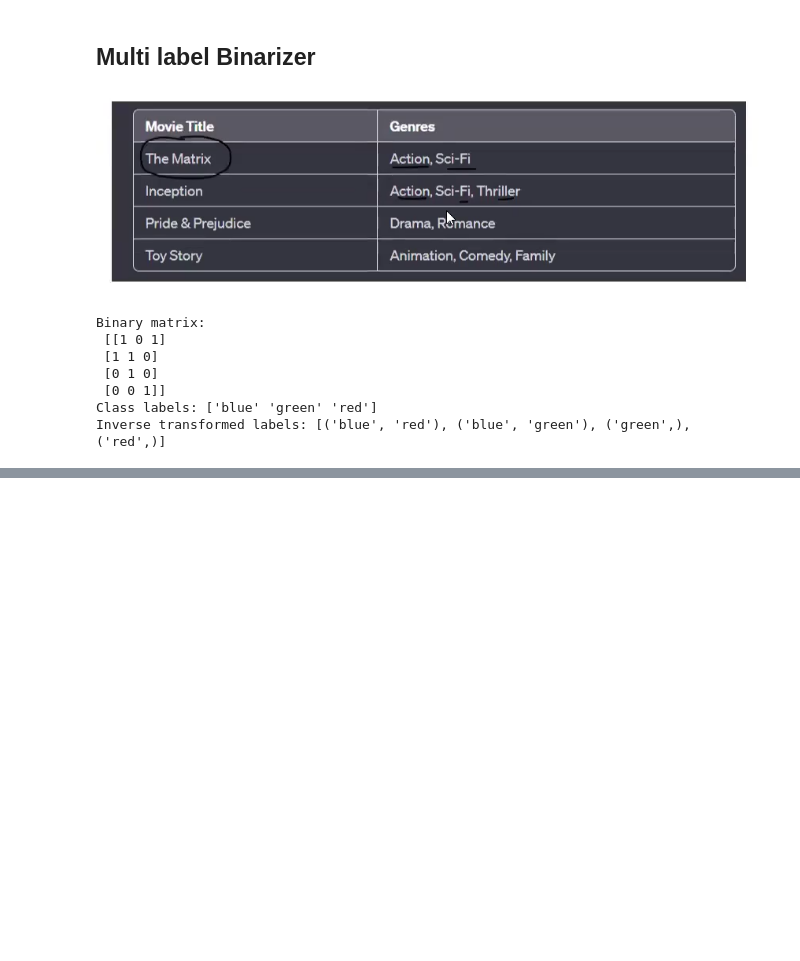
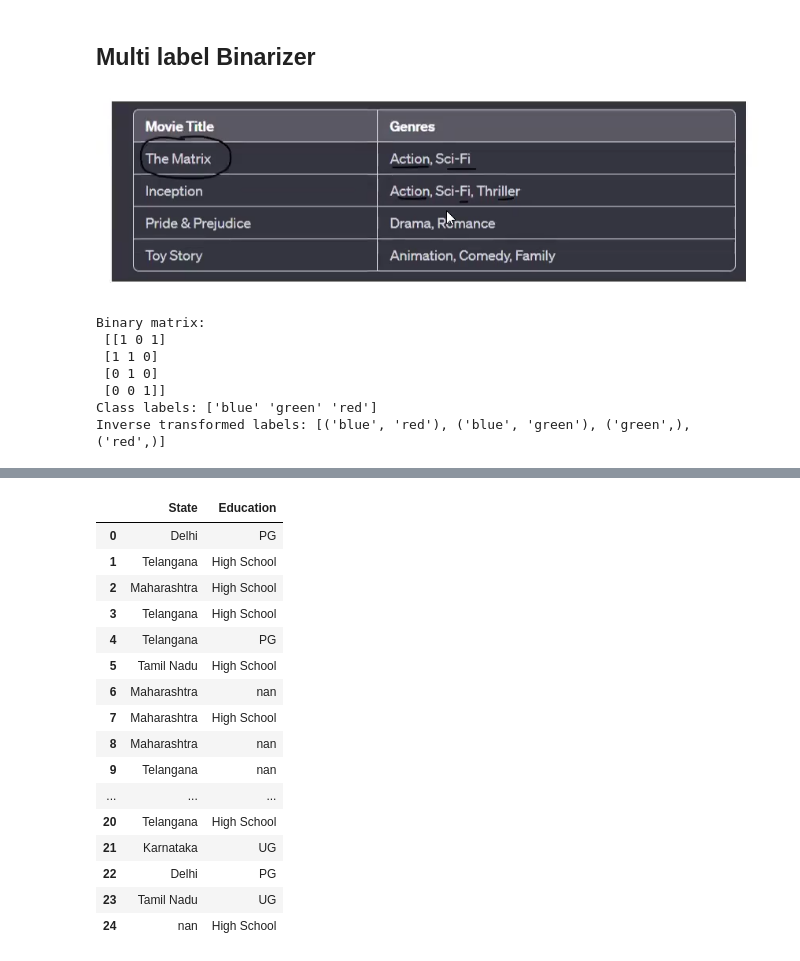
Before and after one commit to rahulchand017/Data_Science, a Jupyter notebook: Feature Engineering/Encoding Categorical Features/Encoding.ipynb, the cells around one changed output, grey strips where cells are left out. Cells and saved outputs as stored; diff of their text form; code cells hidden in the pictures; blank space fills up the shorter version.

Commit message:
Category encoding done

```diff
--- a/Feature Engineering/Encoding Categorical Features/Encoding.ipynb
+++ b/Feature Engineering/Encoding Categorical Features/Encoding.ipynb
@@ -406,0 +533,33 @@ Inverse transformed labels: [('blue', 'red'), ('blue', 'green'), ('green',), ('r
+# %%
+# parameters
+import pandas as pd
+import numpy as np
+import category_encoders as ce
+
+# Simulating a dataset
+np.random.seed(42)  # For reproducibility
+data = {
+    'State': np.random.choice(['Karnataka', 'Tamil Nadu', 'Maharashtra', 'Delhi', 'Telangana', np.nan], size=100),
+    'Education': np.random.choice(['High School', 'UG', 'PG', np.nan], size=100)
+}
+df = pd.DataFrame(data)
+
+df.head(25)
+# %% [output]
+|  | State | Education |
+| 0 | Delhi | PG |
+| 1 | Telangana | High School |
+| 2 | Maharashtra | High School |
+| 3 | Telangana | High School |
+| 4 | Telangana | PG |
+| 5 | Tamil Nadu | High School |
+| 6 | Maharashtra | nan |
+| 7 | Maharashtra | High School |
+| 8 | Maharashtra | nan |
+| 9 | Telangana | nan |
+| ... | ... | ... |
+| 20 | Telangana | High School |
+| 21 | Karnataka | UG |
+| 22 | Delhi | PG |
+| 23 | Tamil Nadu | UG |
+| 24 | nan | High School |
```
Also changed, not shown: parts of 24 cells of this notebook.
